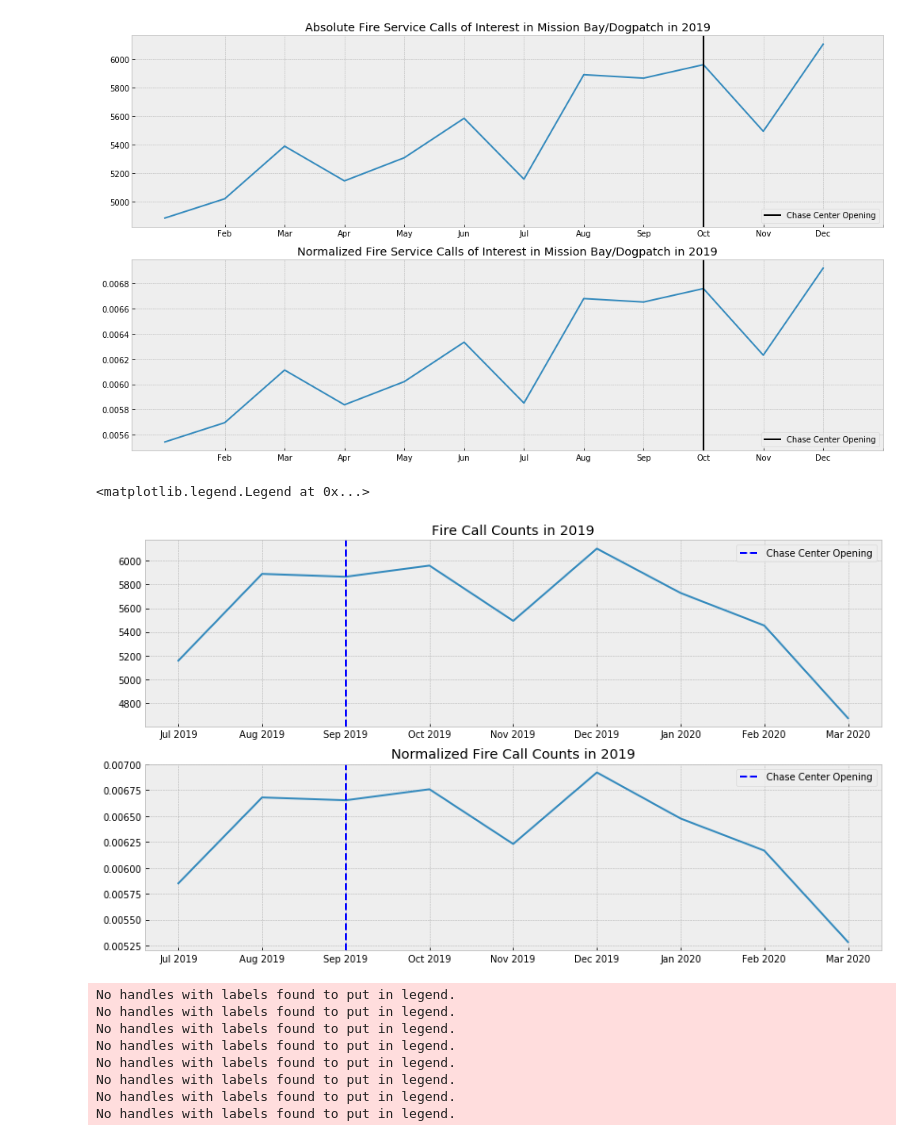
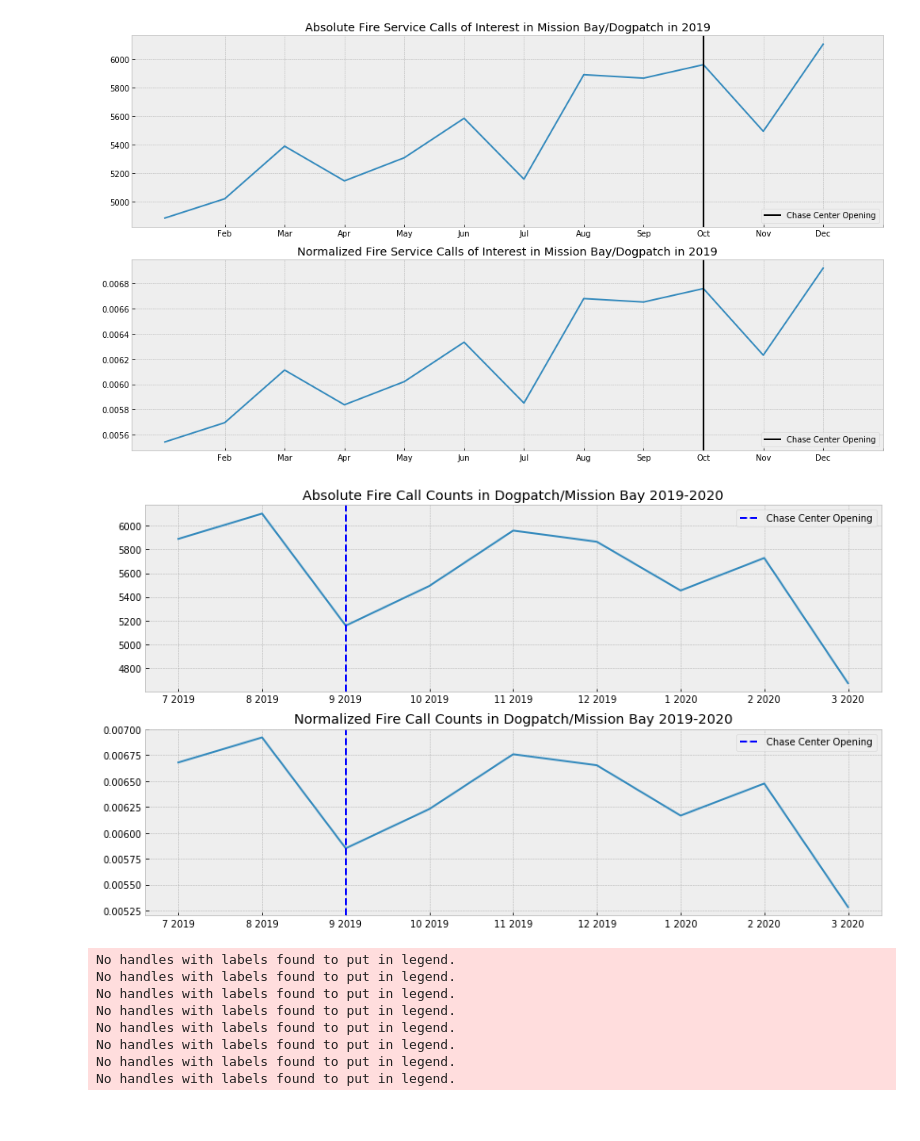
Before and after one commit to sherryduong93/chasestadiumimpact, a Jupyter notebook: Fire_Department_EDA.ipynb, the cells around one changed output. Cells and saved outputs as stored; diff of their text form; code cells hidden in the pictures.

```diff
--- a/Fire_Department_EDA.ipynb
+++ b/Fire_Department_EDA.ipynb
@@ -234,24 +273,24 @@ plt.show()
 [figure]
 # %%
 date_range = pd.date_range(start='2019-07-01', end='2020-04-01')
-mbdpjul19 = mbdp_fire[mbdp_fire['Call Date'].isin(date_range)]
+mbdpjul19 = mbdp_fire[mbdp_fire['Call Date'].isin(date_range)].sort_values('Call Date')
 calls = mbdpjul19['Call Type'].unique()
-labels = mbdpjul19.groupby(['Call Year','Call Month2']).count()['Call Date']
+labels = mbdpjul19.groupby(['Call Year','Call Month']).count()['Call Date']
 
 fig, ax = plt.subplots(2,1,figsize=(14,8))
-ax[0].plot(mbdpjul19['Month-Year'].unique(),mbdpjul19.groupby(['Call Year','Call Month2']).count()['Call Date'])
-ax[0].axvline('Sep 2019', ls='--',color='blue', label='Chase Center Opening')
-ax[0].set_title(f'Normalized Fire Call Counts in Dogpatch/Mission Bay 2019-2020')
+ax[0].plot(mbdpjul19['Month-Year'].unique(),mbdpjul19.groupby(['Call Year','Call Month']).count()['Call Date'])
+ax[0].axvline('9 2019', ls='--',color='blue', label='Chase Center Opening')
+ax[0].set_title(f'Absolute Fire Call Counts in Dogpatch/Mission Bay 2019-2020')
 ax[0].set_xticks(mbdpjul19['Month-Year'].unique())
 ax[0].legend(loc='best')
-ax[1].plot(mbdpjul19['Month-Year'].unique(),mbdpjul19.groupby(['Call Year','Call Month2']).sum()['Norm'])
-ax[1].axvline('Sep 2019', ls='--',color='blue', label='Chase Center Opening')
+ax[1].plot(mbdpjul19['Month-Year'].unique(),mbdpjul19.groupby(['Call Year','Call Month']).sum()['Norm'])
+ax[1].axvline('9 2019', ls='--',color='blue', label='Chase Center Opening')
 ax[1].set_title(f'Normalized Fire Call Counts in Dogpatch/Mission Bay 2019-2020')
 ax[1].set_xticks(mbdpjul19['Month-Year'].unique())
 ax[1].legend(loc='best')
+plt.savefig('graphs/FireCallsinmbdp2019-2020.png',dpi=300)
 # %% [output]
-<matplotlib.legend.Legend at 0x...>
-[figure, old version]
+[figure, new version]
 # %%
 #Absolute
 date_range = pd.date_range(start='2018-01-01', end='2018-12-31')
```
Also changed, not shown: parts of 44 cells of this notebook, 9 other files.
